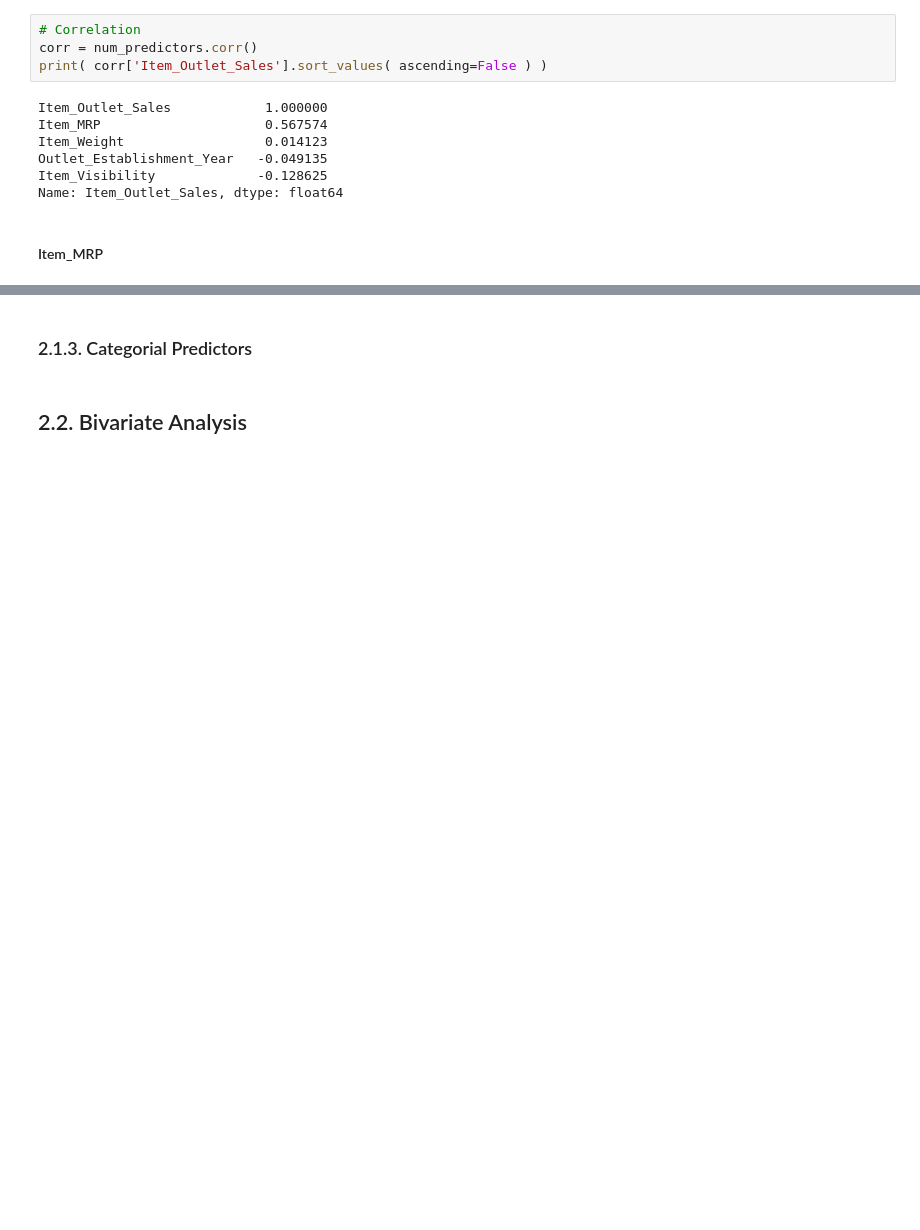
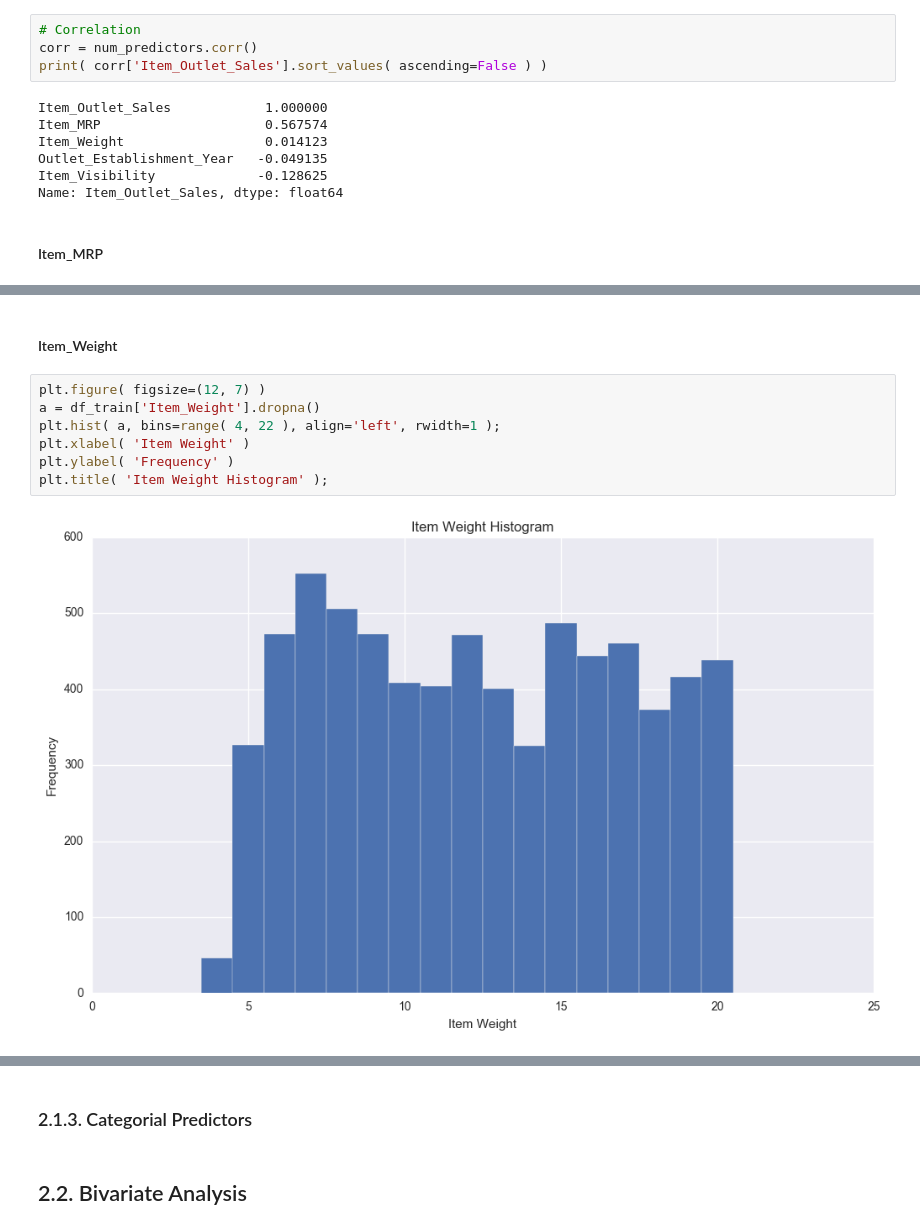
Before and after one commit to Meigarom/Big-Mart-Sales, a Jupyter notebook: BigMart_Modelling.ipynb, the cells around one changed output, grey strips where cells are left out. Saved outputs shown, nothing was run; the diff lists cells and outputs as text; blank space fills up the shorter version.

```diff
--- a/BigMart_Modelling.ipynb
+++ b/BigMart_Modelling.ipynb
@@ -128,0 +137,11 @@ Name: Item_Outlet_Sales, dtype: float64
+# %% [markdown]
+#### Item_Weight
+# %%
+plt.figure( figsize=(12, 7) )
+a = df_train['Item_Weight'].dropna()
+plt.hist( a, bins=range( 4, 22 ), align='left', rwidth=1 );
+plt.xlabel( 'Item Weight' )
+plt.ylabel( 'Frequency' )
+plt.title( 'Item Weight Histogram' );
+# %% [output]
+[figure, added]
```
Also changed, not shown: parts of 5 cells of this notebook.
